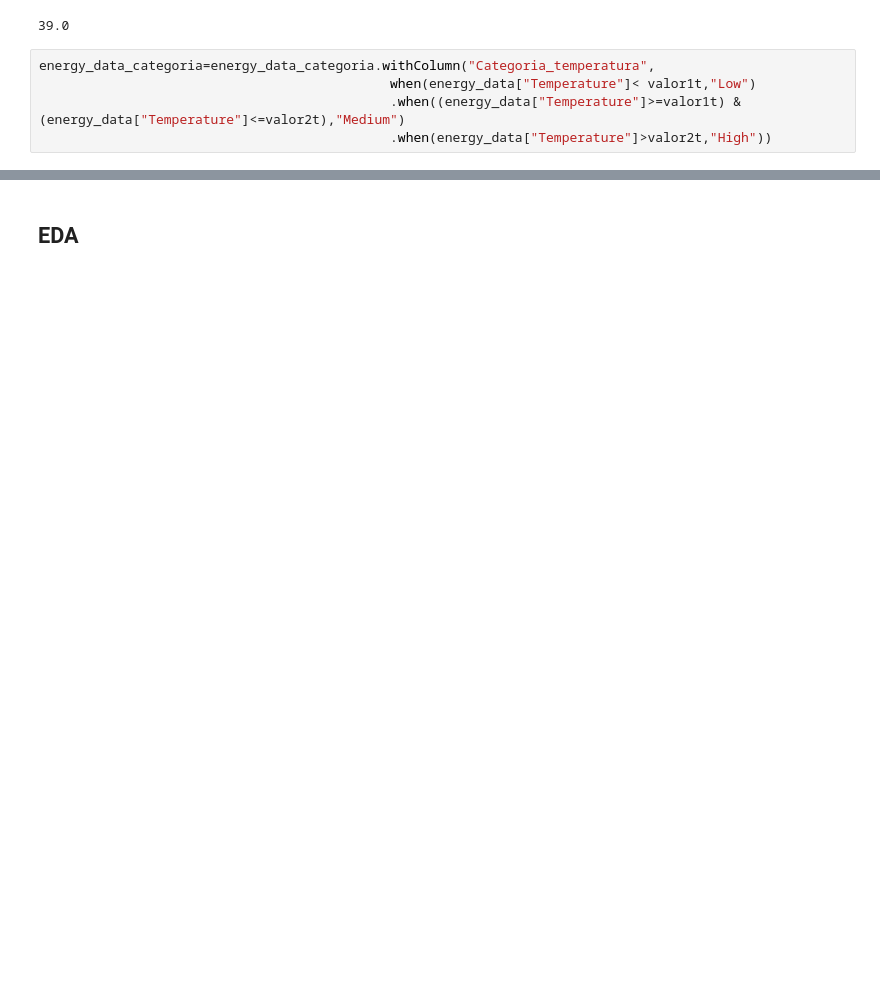
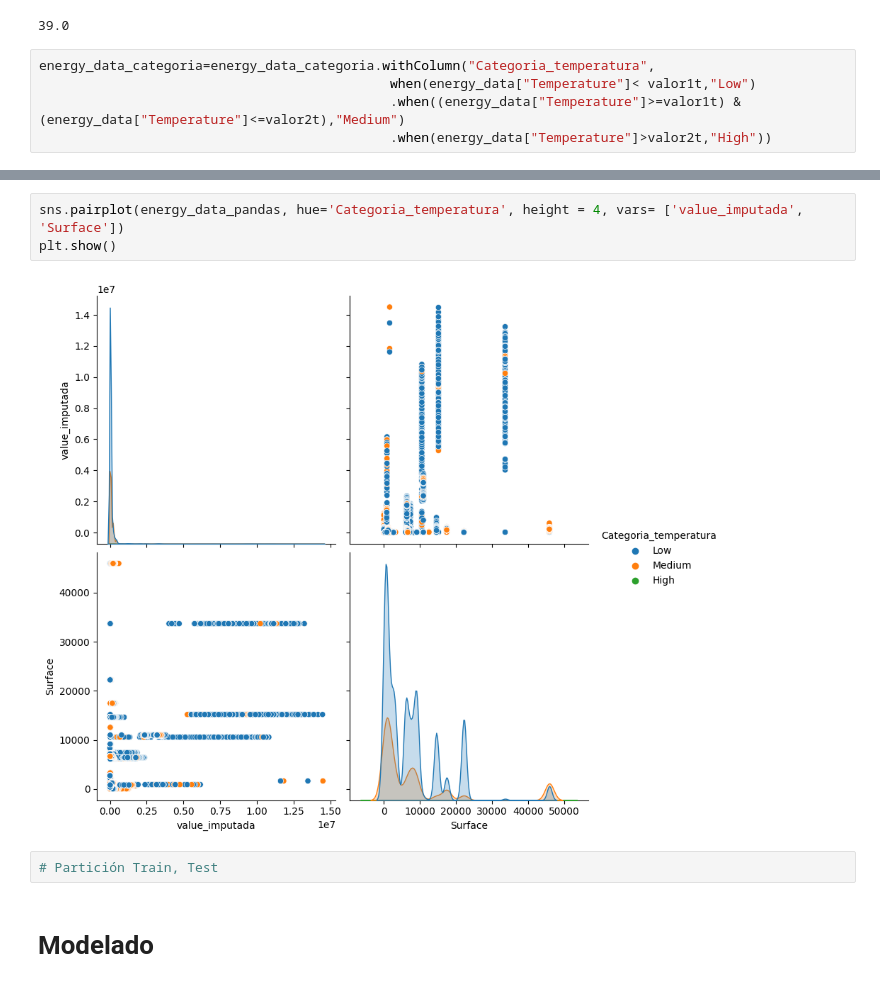
Before and after one commit to jfrenza/min_datos_gdes_vol_info, a Jupyter notebook: PySpark_Proyecto.ipynb, the cells around one changed output, grey strips where cells are left out. Saved outputs shown, nothing was run; the diff lists cells and outputs as text; blank space fills up the shorter version.

```diff
--- a/PySpark_Proyecto.ipynb
+++ b/PySpark_Proyecto.ipynb
@@ -492,2 +562,9 @@ only showing top 20 rows
+# %%
+sns.pairplot(energy_data_pandas, hue='Categoria_temperatura', height = 4, vars= ['value_imputada', 'Surface'])
+plt.show()
+# %% [output]
+[figure, added]
+# %%
+# Partición Train, Test
 # %% [markdown]
-## EDA
+# Modelado
```
Also changed, not shown: parts of 36 cells of this notebook.
